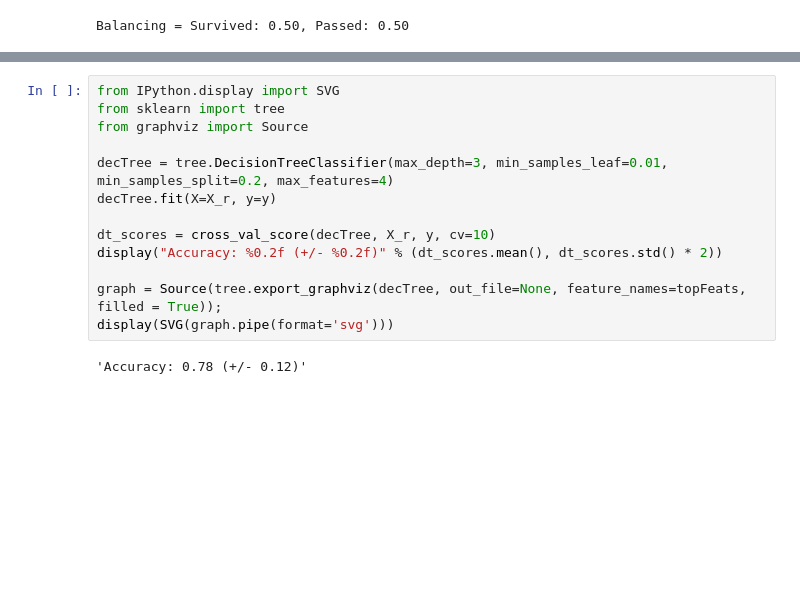
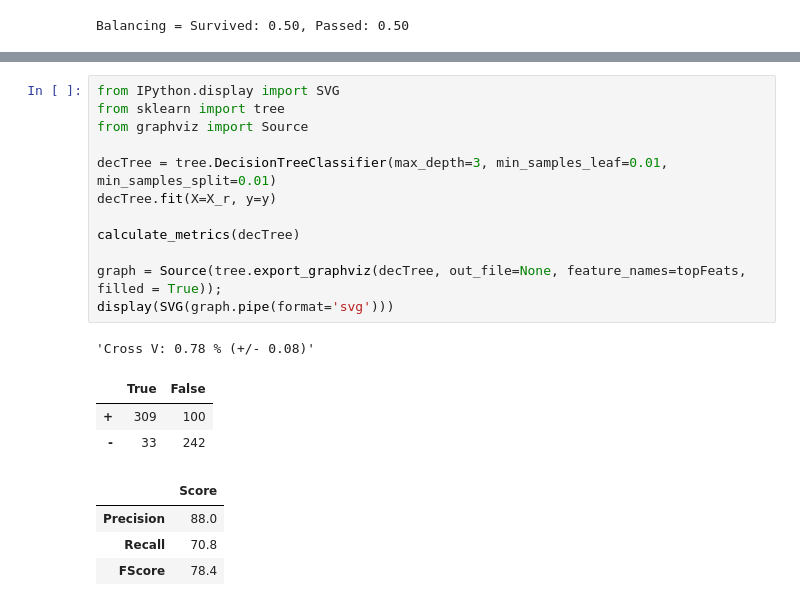
Before and after one commit to shingtoli/kaggle-start-titanic, a Jupyter notebook: titanic.ipynb, the cells around one changed output, grey strips where cells are left out. Drawn from its saved outputs; the diff is of its cells as text; blank space fills up the shorter version.

Commit message:
Tuned Decision Tree, added Logistic Regression

```diff
--- a/titanic.ipynb
+++ b/titanic.ipynb
@@ -175,18 +199,24 @@ display("Accuracy: %0.2f (+/- %0.2f)" % (gnb_scores.mean(), gnb_scores.std() * 2
 # %%
 from IPython.display import SVG
 from sklearn import tree
 from graphviz import Source
 
-decTree = tree.DecisionTreeClassifier(max_depth=3, min_samples_leaf=0.01, min_samples_split=0.2, max_features=4)
+decTree = tree.DecisionTreeClassifier(max_depth=3, min_samples_leaf=0.01, min_samples_split=0.01)
 decTree.fit(X=X_r, y=y)
 
-dt_scores = cross_val_score(decTree, X_r, y, cv=10)
-display("Accuracy: %0.2f (+/- %0.2f)" % (dt_scores.mean(), dt_scores.std() * 2))
+calculate_metrics(decTree)
 
 graph = Source(tree.export_graphviz(decTree, out_file=None, feature_names=topFeats, filled = True));
 display(SVG(graph.pipe(format='svg')))
 # %% [output]
-'Accuracy: 0.78 (+/- 0.12)'
+'Cross V: 0.78 % (+/- 0.08)'
+|  | True | False |
+| + | 309 | 100 |
+| - | 33 | 242 |
+|  | Score |
+| Precision | 88.0 |
+| Recall | 70.8 |
+| FScore | 78.4 |
 [drawing not drawn]
 # %%
 from sklearn.svm import LinearSVC
```
Also changed, not shown: parts of 10 cells of this notebook.
